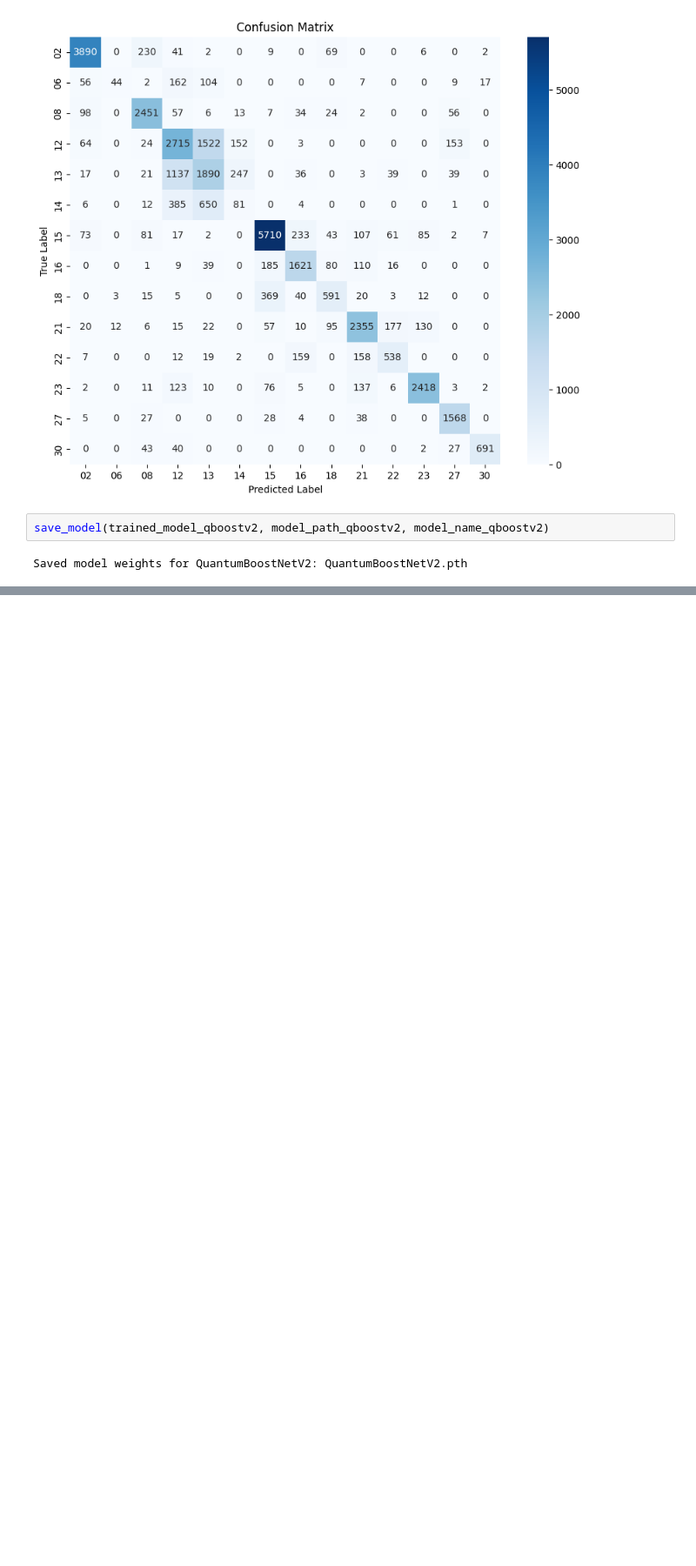
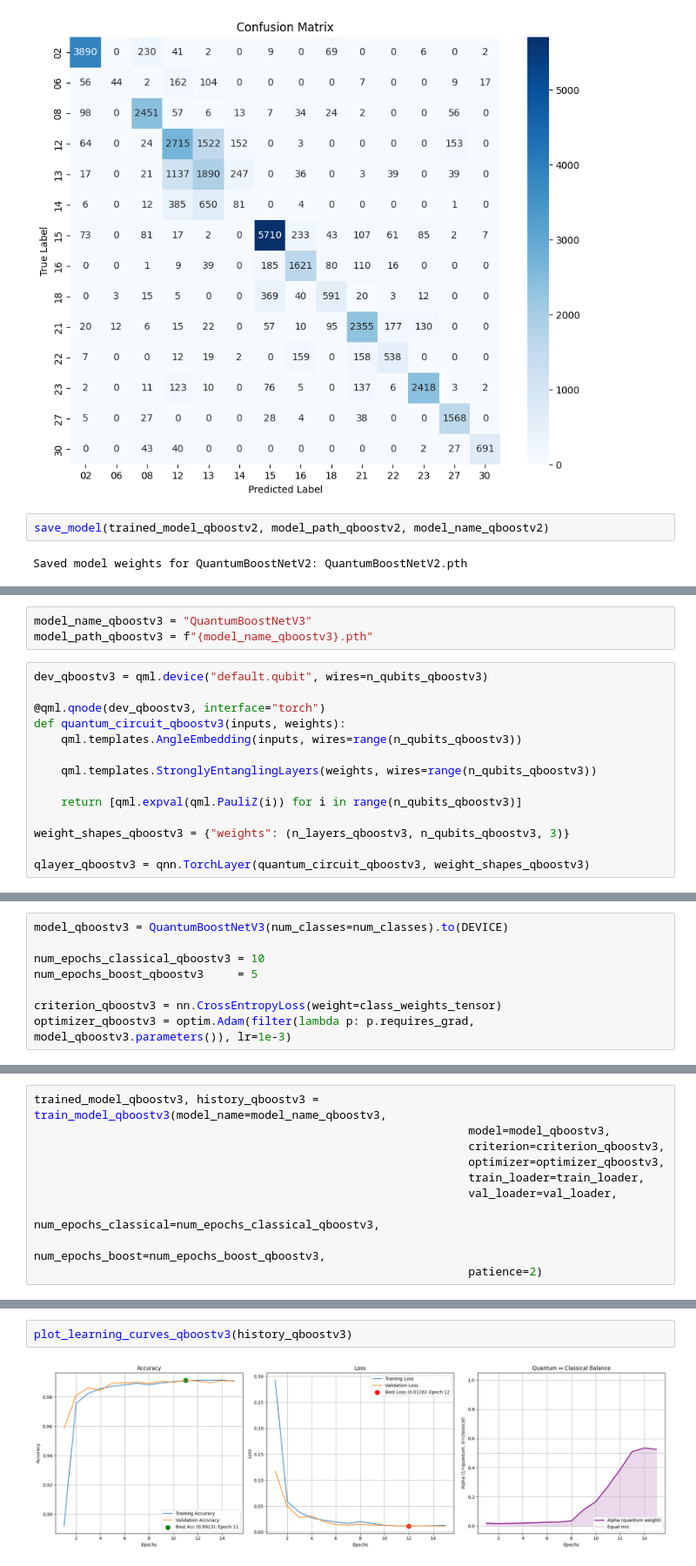
Before and after one commit to MihaiUM2001/CardioQML, a Jupyter notebook: ViewClassification.ipynb, the cells around one changed output, grey strips where cells are left out. Shown at 87% size. Cells and saved outputs as stored; diff of their text form; blank space fills up the shorter version.

Commit message:
2.12 - Testing Models: QuantumBoost V3 (ResNet + Classic->Quantum)

```diff
--- a/ViewClassification.ipynb
+++ b/ViewClassification.ipynb
@@ -3224,0 +3232,17 @@ Saved model weights for QuantumBoostNetV2: QuantumBoostNetV2.pth
+# %%
+model_name_qboostv3 = "QuantumBoostNetV3"
+model_path_qboostv3 = f"{model_name_qboostv3}.pth"
+# %%
+dev_qboostv3 = qml.device("default.qubit", wires=n_qubits_qboostv3)
+
+@qml.qnode(dev_qboostv3, interface="torch")
+def quantum_circuit_qboostv3(inputs, weights):
+    qml.templates.AngleEmbedding(inputs, wires=range(n_qubits_qboostv3))
+
+    qml.templates.StronglyEntanglingLayers(weights, wires=range(n_qubits_qboostv3))
+
+    return [qml.expval(qml.PauliZ(i)) for i in range(n_qubits_qboostv3)]
+
+weight_shapes_qboostv3 = {"weights": (n_layers_qboostv3, n_qubits_qboostv3, 3)}
+
+qlayer_qboostv3 = qnn.TorchLayer(quantum_circuit_qboostv3, weight_shapes_qboostv3)
@@ -3224,0 +3505,8 @@ Saved model weights for QuantumBoostNetV2: QuantumBoostNetV2.pth
+# %%
+model_qboostv3 = QuantumBoostNetV3(num_classes=num_classes).to(DEVICE)
+
+num_epochs_classical_qboostv3 = 10
+num_epochs_boost_qboostv3     = 5
+
+criterion_qboostv3 = nn.CrossEntropyLoss(weight=class_weights_tensor)
+optimizer_qboostv3 = optim.Adam(filter(lambda p: p.requires_grad, model_qboostv3.parameters()), lr=1e-3)
@@ -3224,0 +3535,10 @@ Saved model weights for QuantumBoostNetV2: QuantumBoostNetV2.pth
+# %%
+trained_model_qboostv3, history_qboostv3 = train_model_qboostv3(model_name=model_name_qboostv3,
+                                                                model=model_qboostv3,
+                                                                criterion=criterion_qboostv3,
+                                                                optimizer=optimizer_qboostv3,
+                                                                train_loader=train_loader,
+                                                                val_loader=val_loader,
+                                                                num_epochs_classical=num_epochs_classical_qboostv3,
+                                                                num_epochs_boost=num_epochs_boost_qboostv3,
+                                                                patience=2)
@@ -3224,0 +3612,4 @@ Saved model weights for QuantumBoostNetV2: QuantumBoostNetV2.pth
+# %%
+plot_learning_curves_qboostv3(history_qboostv3)
+# %% [output]
+[figure, added]
```
Also changed, not shown: parts of 11 cells of this notebook.
